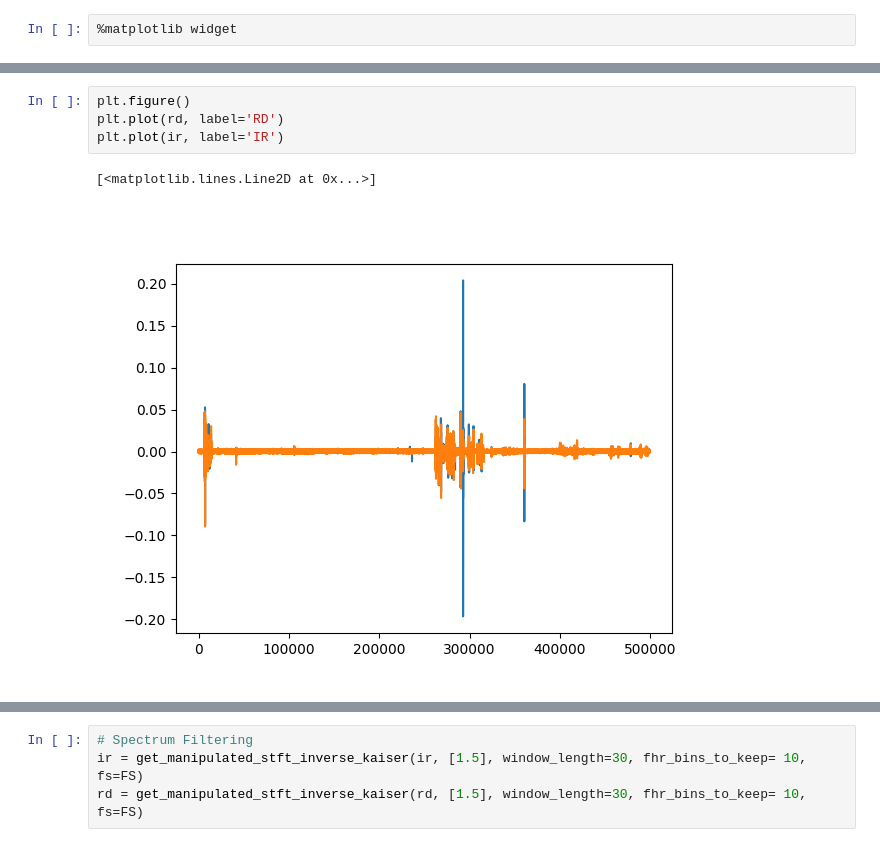
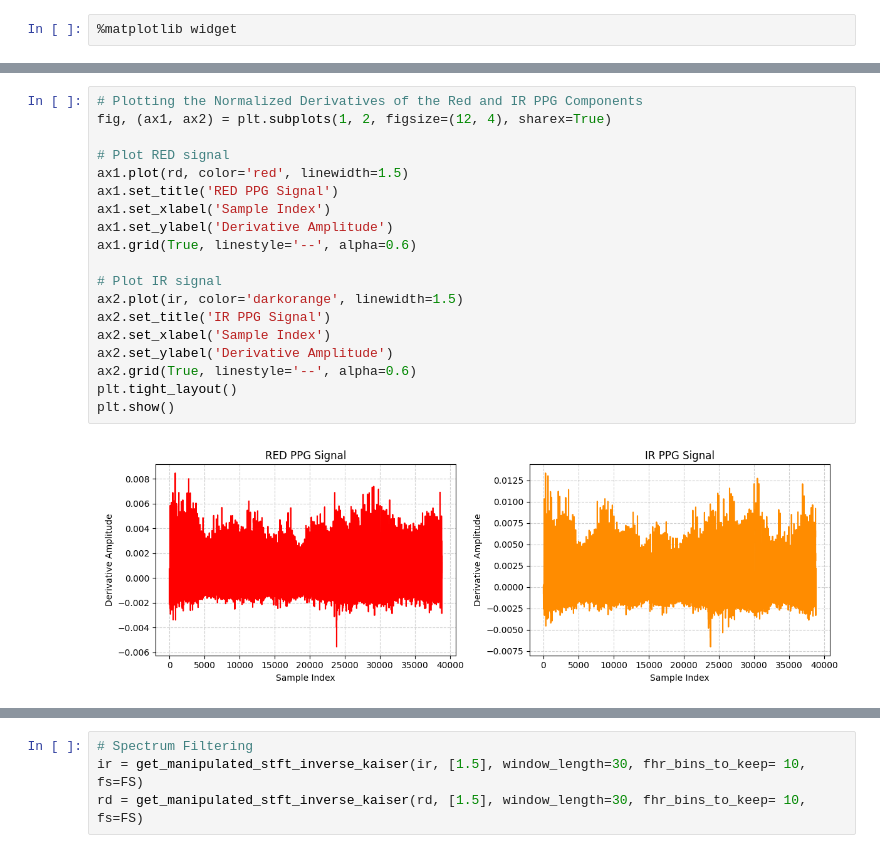
Before and after one commit to Audacity1213/tfo_masimo, a Jupyter notebook: notebooks/normalized_ac_with_masimo.ipynb, the cells around one changed output, grey strips where cells are left out. Drawn from its saved outputs; the diff is of its cells as text.

```diff
--- a/notebooks/normalized_ac_with_masimo.ipynb
+++ b/notebooks/normalized_ac_with_masimo.ipynb
@@ -49,10 +58,24 @@ ir = ir[DERIVATIVE_PADDING_SAMPLE_COUNT:-DERIVATIVE_PADDING_SAMPLE_COUNT]
-# %%
-plt.figure()
-plt.plot(rd, label='RD')
-plt.plot(ir, label='IR')
-# %% [output]
-[<matplotlib.lines.Line2D at 0x...>]
-[figure, removed]
+# %%
+# Plotting the Normalized Derivatives of the Red and IR PPG Components
+fig, (ax1, ax2) = plt.subplots(1, 2, figsize=(12, 4), sharex=True)
+
+# Plot RED signal
+ax1.plot(rd, color='red', linewidth=1.5)
+ax1.set_title('RED PPG Signal')
+ax1.set_xlabel('Sample Index')
+ax1.set_ylabel('Derivative Amplitude')
+ax1.grid(True, linestyle='--', alpha=0.6)
+
+# Plot IR signal
+ax2.plot(ir, color='darkorange', linewidth=1.5)
+ax2.set_title('IR PPG Signal')
+ax2.set_xlabel('Sample Index')
+ax2.set_ylabel('Derivative Amplitude')
+ax2.grid(True, linestyle='--', alpha=0.6)
+plt.tight_layout()
+plt.show()
+# %% [output]
+[figure, added]
 # %%
 # MA
 MA_FILTER_LENGTH = 30
```
Also changed, not shown: parts of 12 cells of this notebook.
